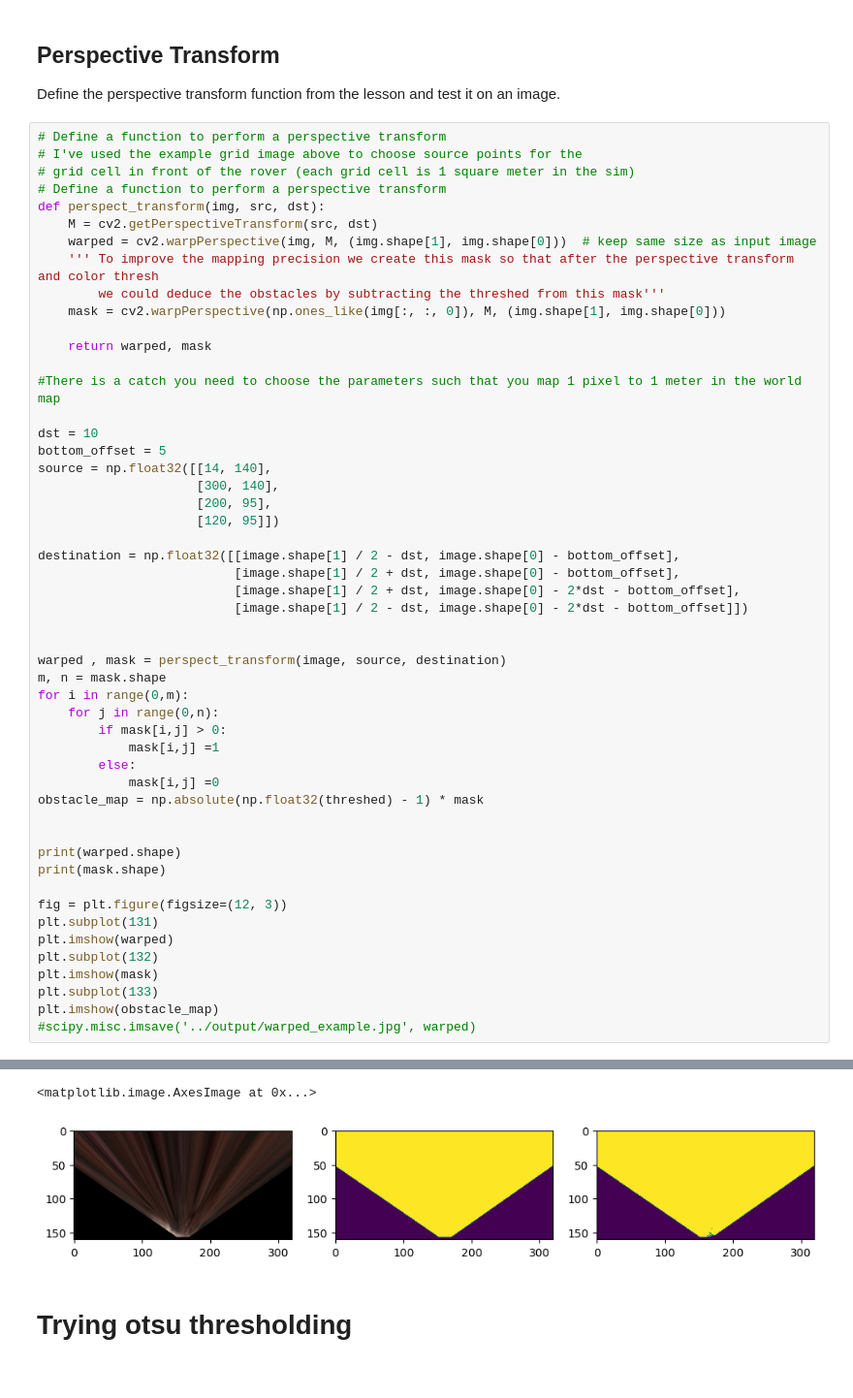
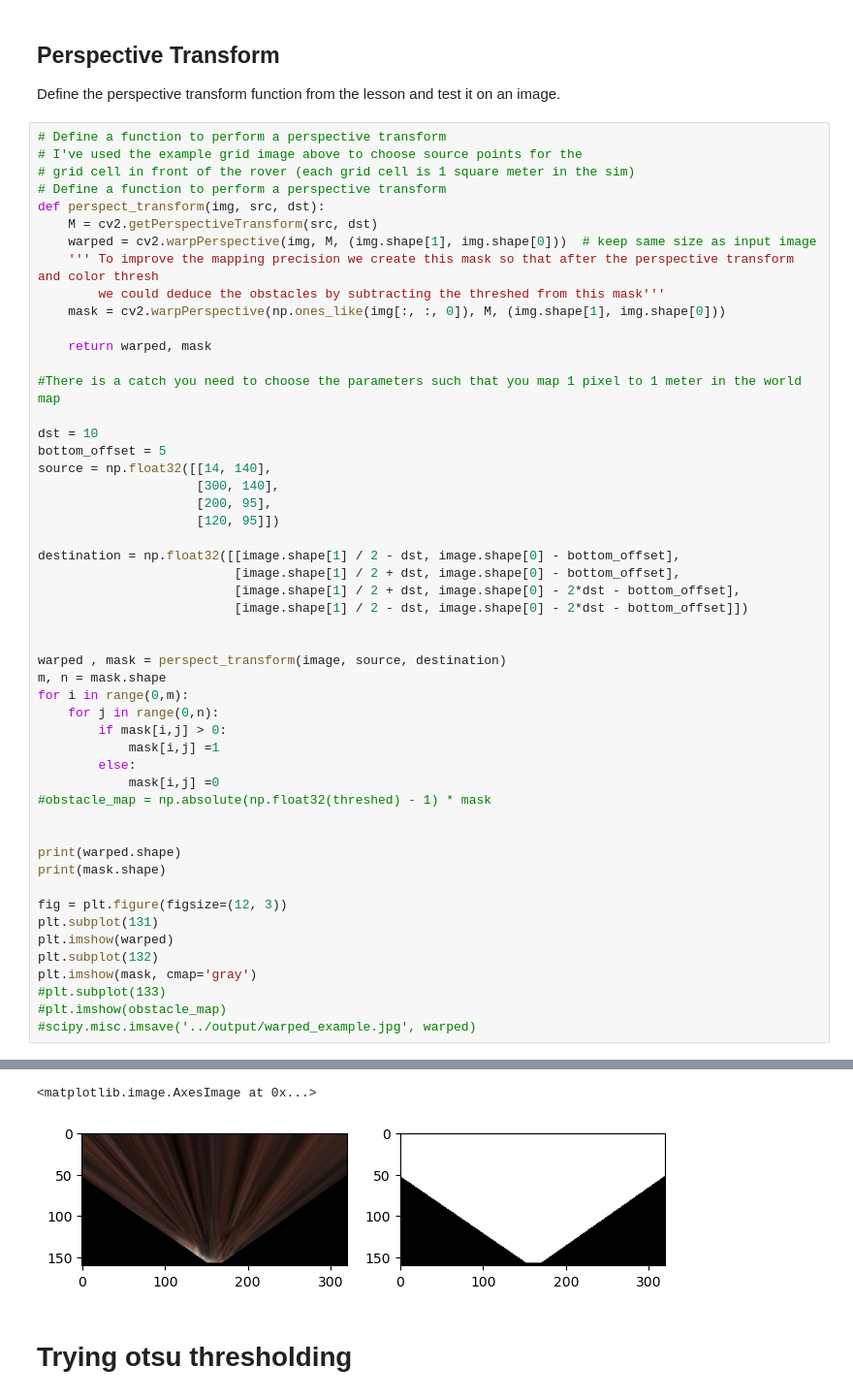
Before and after one commit to Zakaria-Madkour/Computer-Vision-, a Jupyter notebook: code/Pipeline_Stages.ipynb, the cells around one changed output, grey strips where cells are left out. Shown at 97% size. Drawn from its saved outputs; the diff is of its cells as text.

```diff
--- a/code/Pipeline_Stages.ipynb
+++ b/code/Pipeline_Stages.ipynb
@@ -181,35 +181,35 @@
                           [image.shape[1] / 2 + dst, image.shape[0] - bottom_offset],
                           [image.shape[1] / 2 + dst, image.shape[0] - 2*dst - bottom_offset],
                           [image.shape[1] / 2 - dst, image.shape[0] - 2*dst - bottom_offset]])
 
 
 warped , mask = perspect_transform(image, source, destination)
 m, n = mask.shape
 for i in range(0,m):
     for j in range(0,n):
         if mask[i,j] > 0:
             mask[i,j] =1
         else:
             mask[i,j] =0
-obstacle_map = np.absolute(np.float32(threshed) - 1) * mask
+#obstacle_map = np.absolute(np.float32(threshed) - 1) * mask
 
 
 print(warped.shape)
 print(mask.shape)
 
 fig = plt.figure(figsize=(12, 3))
 plt.subplot(131)
 plt.imshow(warped)
 plt.subplot(132)
-plt.imshow(mask)
-plt.subplot(133)
-plt.imshow(obstacle_map)
+plt.imshow(mask, cmap='gray')
+#plt.subplot(133)
+#plt.imshow(obstacle_map)
 #scipy.misc.imsave('../output/warped_example.jpg', warped)
 # %% [output]
 (160, 320, 3)
 (160, 320)
 <matplotlib.image.AxesImage at 0x...>
-[figure, old version]
+[figure, new version]
 # %% [markdown]
 # Trying otsu thresholding
 # %%
```
Also changed, not shown: parts of 13 cells of this notebook, 3 other files.
